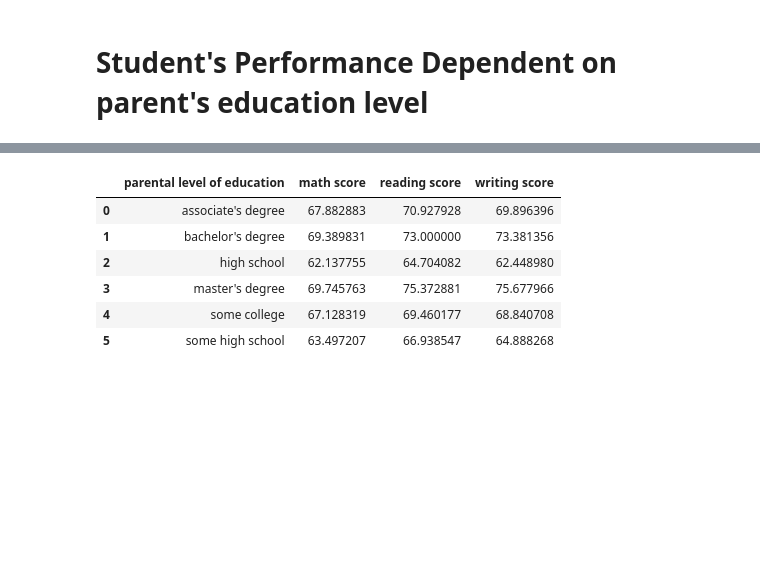
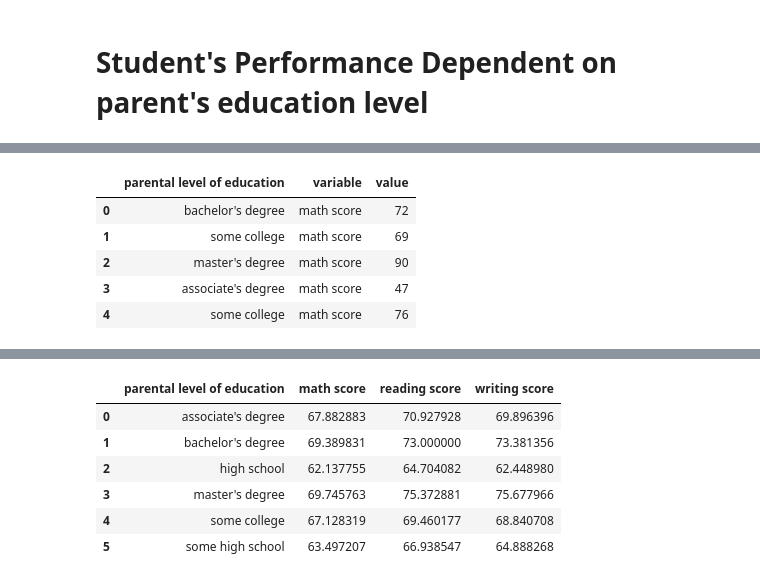
Before and after one commit to BharathC15/NielitChennai, a Jupyter notebook: python/hypothesisTesting/chisquared test.ipynb, the cells around one changed output, grey strips where cells are left out. Cells and saved outputs as stored; diff of their text form; code cells hidden in the pictures; blank space fills up the shorter version.

```diff
--- a/python/hypothesisTesting/chisquared test.ipynb
+++ b/python/hypothesisTesting/chisquared test.ipynb
@@ -172,3 +172,13 @@ raw.head()
 | 2 | female | group B | master's degree | standard | none | 90 | ... |
 | 3 | male | group A | associate's degree | free/reduced | none | 47 | ... |
 | 4 | male | group C | some college | standard | none | 76 | ... |
+# %%
+raw_melt=pd.melt(raw,id_vars="parental level of education",value_vars=["math score","reading score","writing score"])
+raw_melt.head()
+# %% [output]
+|  | parental level of education | variable | value |
+| 0 | bachelor's degree | math score | 72 |
+| 1 | some college | math score | 69 |
+| 2 | master's degree | math score | 90 |
+| 3 | associate's degree | math score | 47 |
+| 4 | some college | math score | 76 |
```
Also changed, not shown: parts of 2 cells of this notebook.
